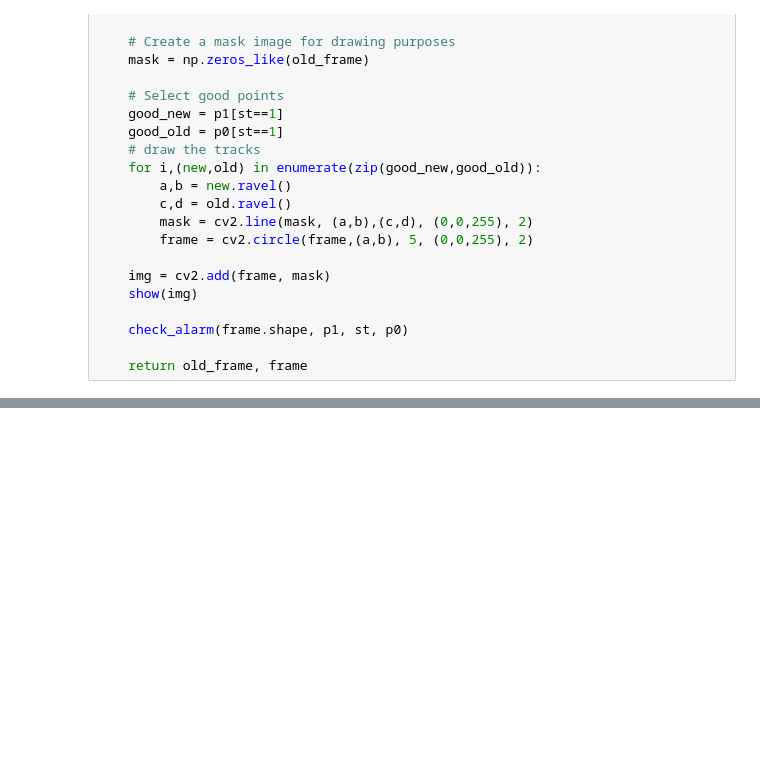
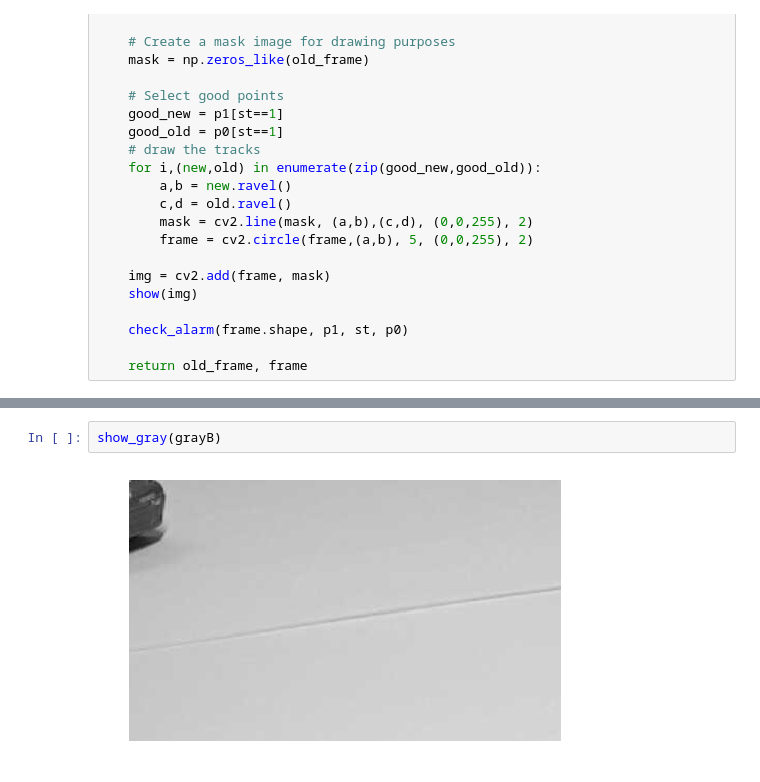
Before and after one commit to alex27594/bigbro, a Jupyter notebook: OpticalFlow.ipynb, the cells around one changed output, grey strips where cells are left out. Drawn from its saved outputs; the diff is of its cells as text; blank space fills up the shorter version.

```diff
--- a/OpticalFlow.ipynb
+++ b/OpticalFlow.ipynb
@@ -264,0 +255,4 @@ old_frame, frame = check_for_stealing(left, top, right, bottom, 'frames/0_frame.
+# %%
+show_gray(grayB)
+# %% [output]
+[figure, added]
```
Also changed, not shown: parts of 13 cells of this notebook, 1 other file.
